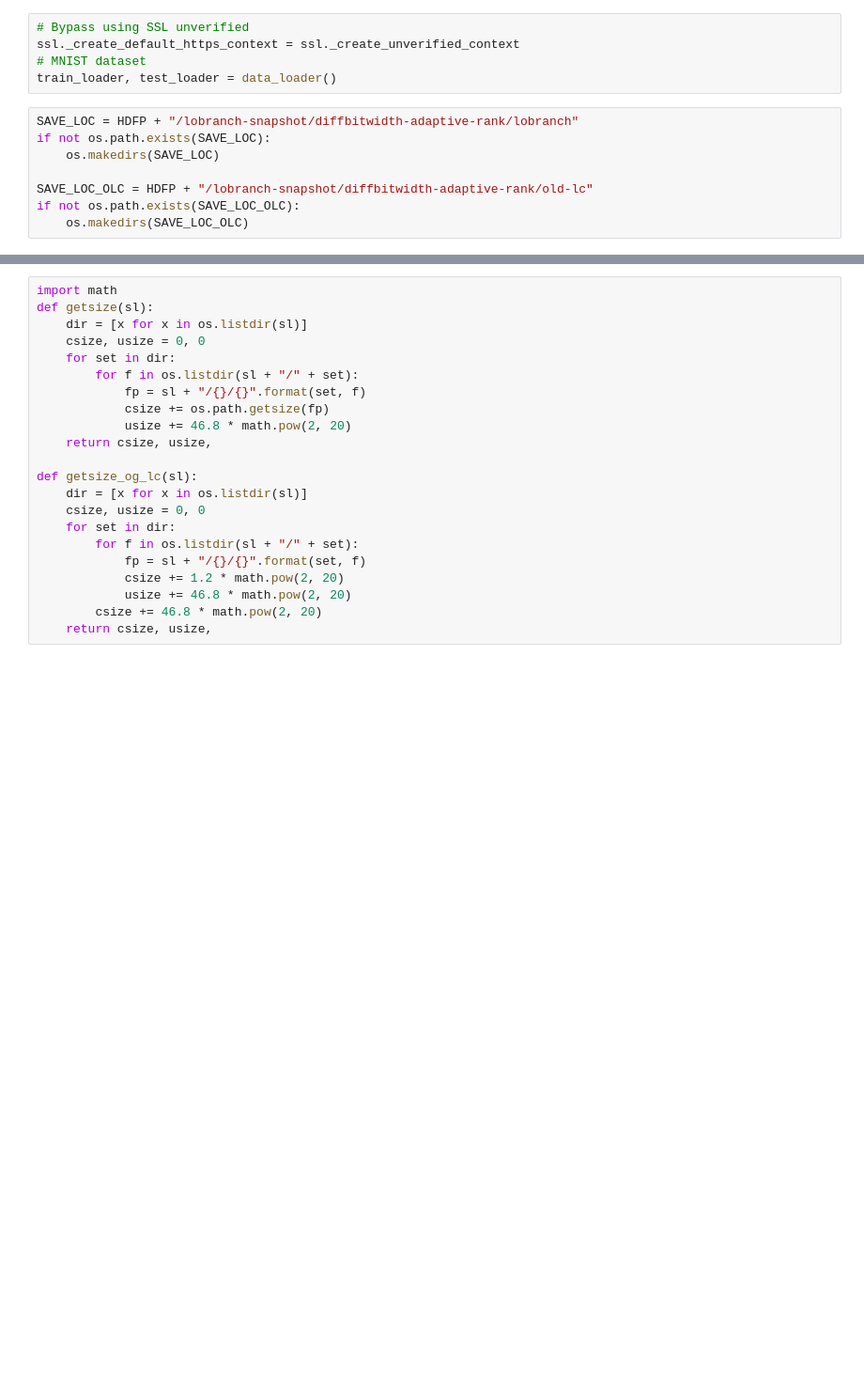
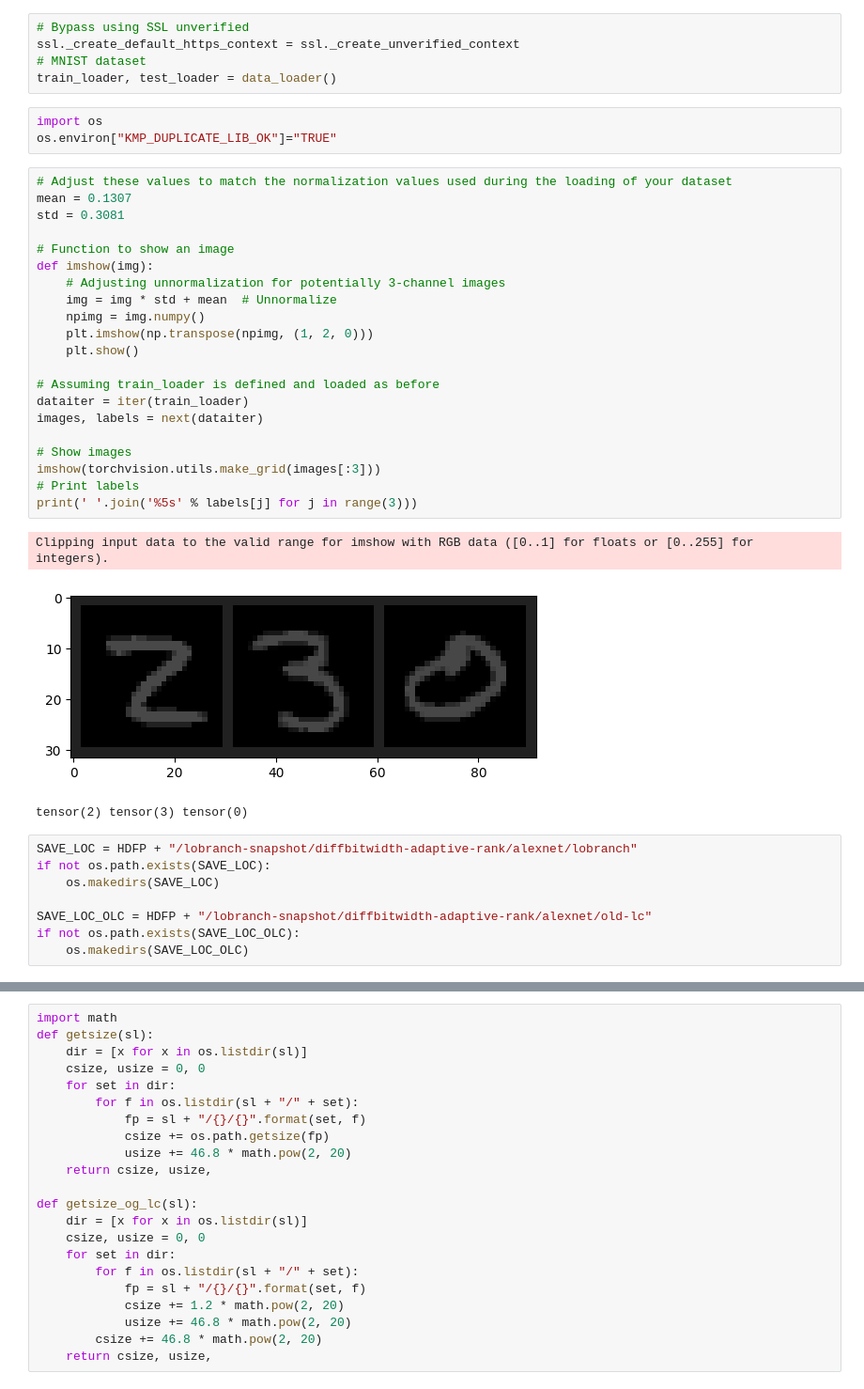
Before and after one commit to BryanBradfo/pfe_lc_lora, a Jupyter notebook: alexnet-test_without_old_lc.ipynb, the cells around one changed output, grey strips where cells are left out. Shown: that part at 94% size. Saved outputs shown, nothing was run; the diff lists cells and outputs as text; blank space fills up the shorter version.

Commit message:
change of alexnet and lenet test without old lc

```diff
--- a/alexnet-test_without_old_lc.ipynb
+++ b/alexnet-test_without_old_lc.ipynb
@@ -51,11 +79,39 @@ def data_loader():
 ssl._create_default_https_context = ssl._create_unverified_context
 # MNIST dataset
 train_loader, test_loader = data_loader()
+# %%
+import os
+os.environ["KMP_DUPLICATE_LIB_OK"]="TRUE"
+# %%
+# Adjust these values to match the normalization values used during the loading of your dataset
+mean = 0.1307
+std = 0.3081
+
+# Function to show an image
+def imshow(img):
+    # Adjusting unnormalization for potentially 3-channel images
+    img = img * std + mean  # Unnormalize
+    npimg = img.numpy()
+    plt.imshow(np.transpose(npimg, (1, 2, 0)))
+    plt.show()
+
+# Assuming train_loader is defined and loaded as before
+dataiter = iter(train_loader)
+images, labels = next(dataiter)
+
+# Show images
+imshow(torchvision.utils.make_grid(images[:3]))
+# Print labels
+print(' '.join('%5s' % labels[j] for j in range(3)))
+# %% [output]
+Clipping input data to the valid range for imshow with RGB data ([0..1] for floats or [0..255] for integers).
+[figure, added]
+tensor(2) tensor(3) tensor(0)
 # %%
-SAVE_LOC = HDFP + "/lobranch-snapshot/diffbitwidth-adaptive-rank/lobranch"
+SAVE_LOC = HDFP + "/lobranch-snapshot/diffbitwidth-adaptive-rank/alexnet/lobranch"
 if not os.path.exists(SAVE_LOC):
     os.makedirs(SAVE_LOC)
 
-SAVE_LOC_OLC = HDFP + "/lobranch-snapshot/diffbitwidth-adaptive-rank/old-lc"
+SAVE_LOC_OLC = HDFP + "/lobranch-snapshot/diffbitwidth-adaptive-rank/alexnet/old-lc"
 if not os.path.exists(SAVE_LOC_OLC):
     os.makedirs(SAVE_LOC_OLC)
```
Also changed, not shown: parts of 12 cells of this notebook, 1 other file.
